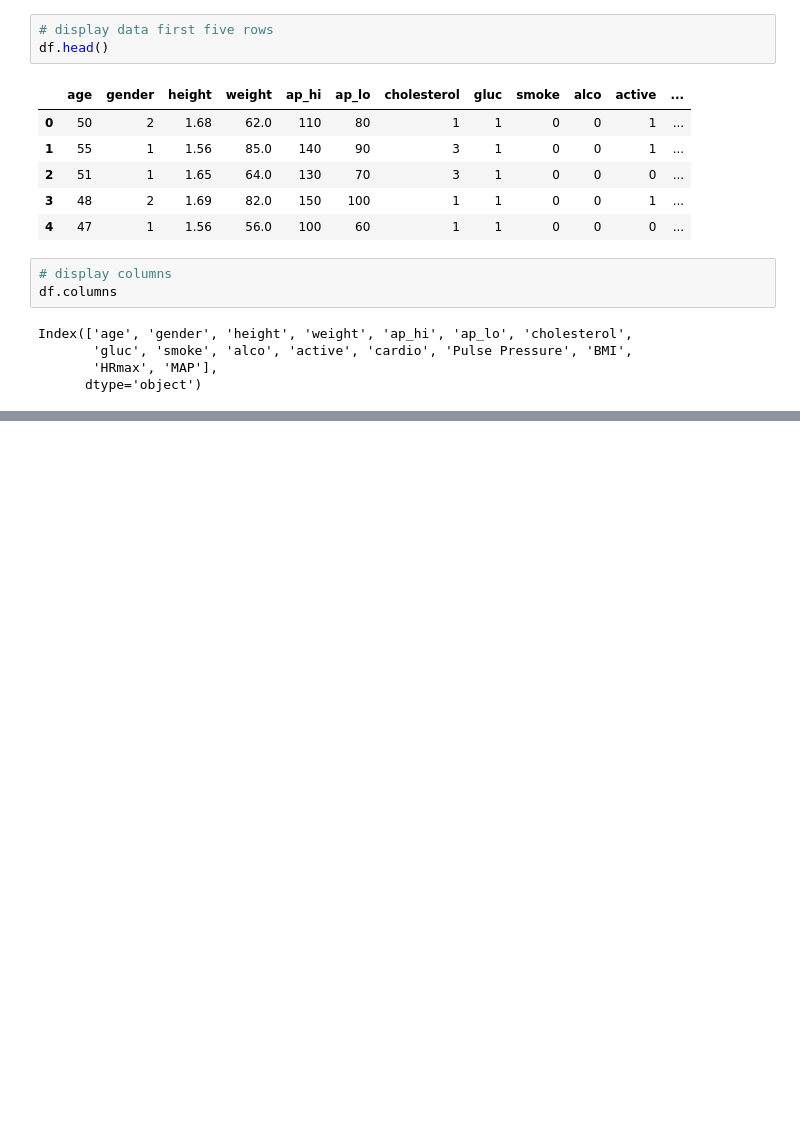
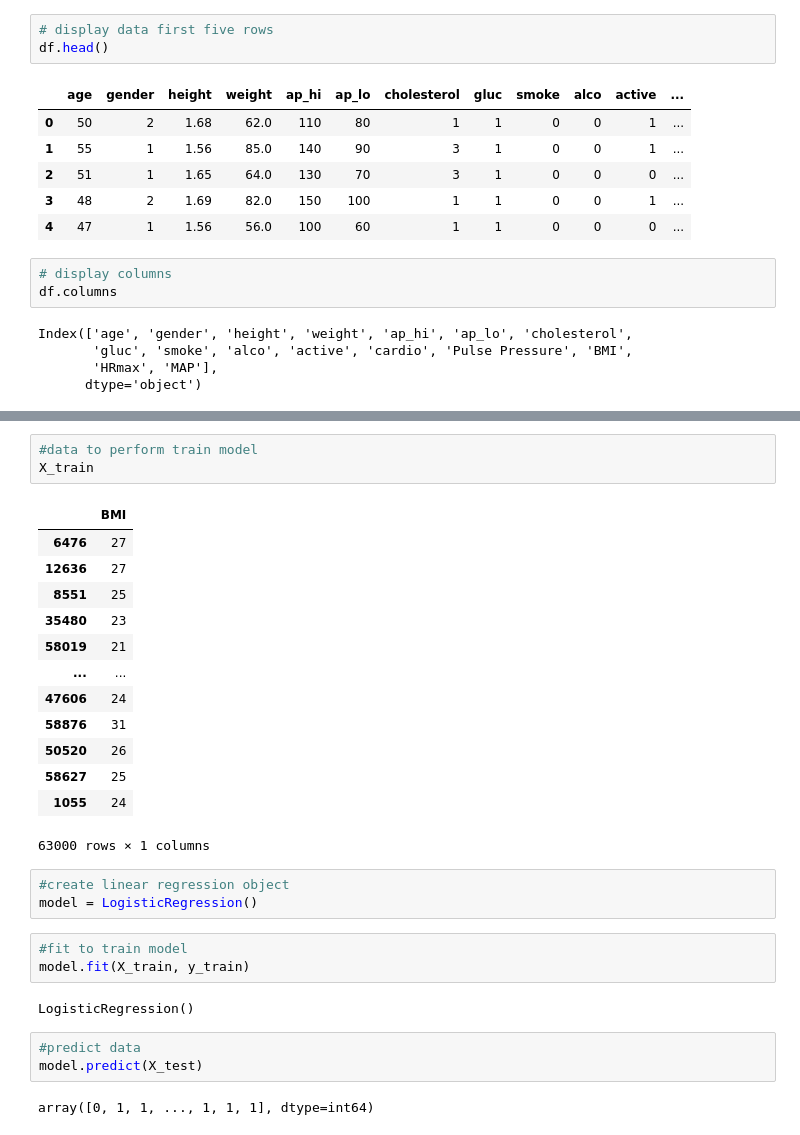
Before and after one commit to miniatureengineer/mini-analytics-projects, a Jupyter notebook: notebook/Am I Healthy or Unhealthy?.ipynb, the cells around one changed output, grey strips where cells are left out. Cells and saved outputs as stored; diff of their text form; blank space fills up the shorter version.

```diff
--- a/notebook/Am I Healthy or Unhealthy?.ipynb
+++ b/notebook/Am I Healthy or Unhealthy?.ipynb
@@ -537,0 +429,30 @@ df_updated
+# %%
+#data to perform train model
+X_train
+# %% [output]
+|  | BMI |
+| 6476 | 27 |
+| 12636 | 27 |
+| 8551 | 25 |
+| 35480 | 23 |
+| 58019 | 21 |
+| ... | ... |
+| 47606 | 24 |
+| 58876 | 31 |
+| 50520 | 26 |
+| 58627 | 25 |
+| 1055 | 24 |
+63000 rows × 1 columns
+# %%
+#create linear regression object
+model = LogisticRegression()
+# %%
+#fit to train model
+model.fit(X_train, y_train)
+# %% [output]
+LogisticRegression()
+# %%
+#predict data
+model.predict(X_test)
+# %% [output]
+array([0, 1, 1, ..., 1, 1, 1], dtype=int64)
```
Also changed, not shown: parts of 24 cells of this notebook.
